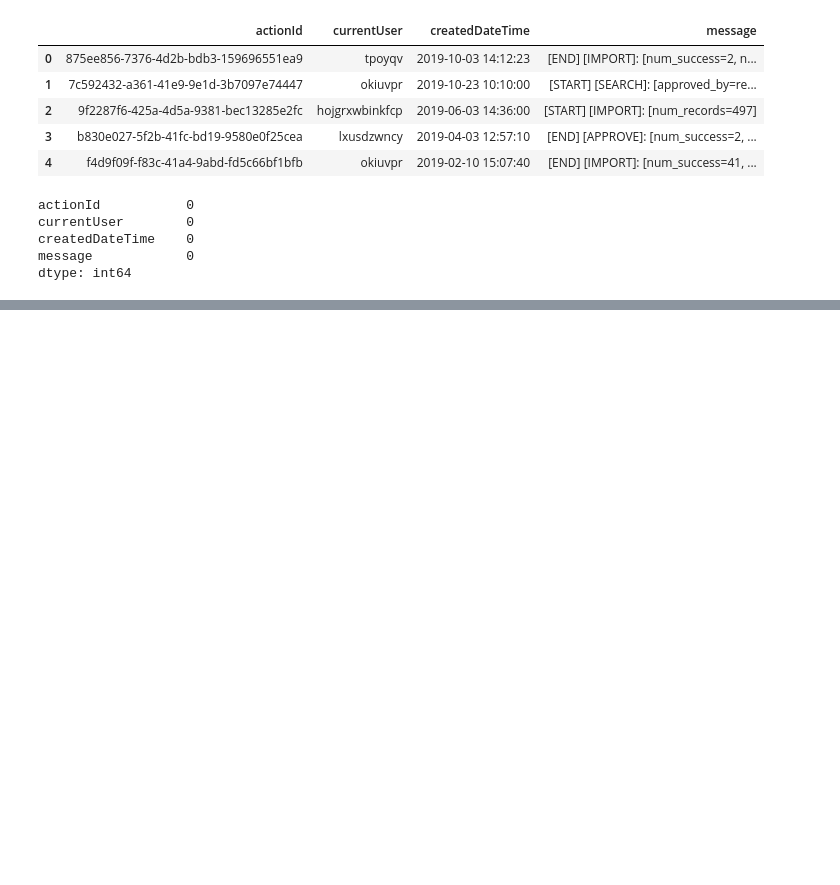
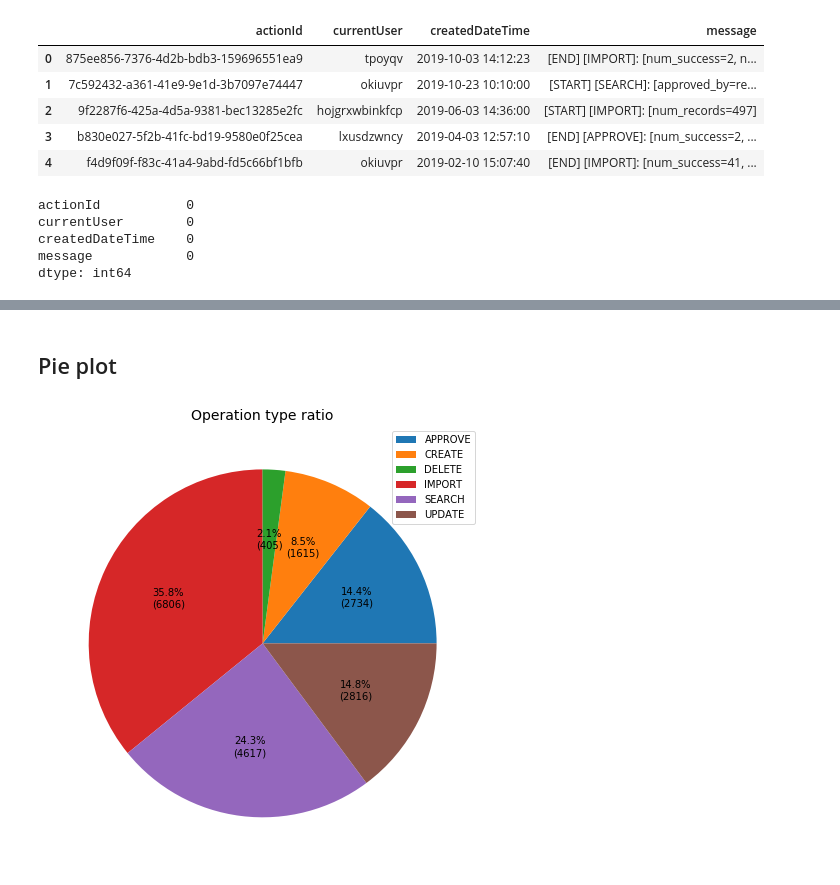
Before and after one commit to sergey-byk0v/TLC_trip_data, a Jupyter notebook: hw9/task.ipynb, the cells around one changed output, grey strips where cells are left out. Drawn from its saved outputs; the diff is of its cells as text; code cells hidden in the pictures; blank space fills up the shorter version.

```diff
--- a/hw9/task.ipynb
+++ b/hw9/task.ipynb
@@ -32,4 +49,7 @@ dtype: int64
 # %%
 data['status'] = data['message'].apply(lambda m: m.split(']')[0][1:])
-data['operation_type'] = data['message'].apply(lambda m: m.split(']')[1][1:])
+data['operation_type'] = data['message'].apply(lambda m: m.split(']')[1][2:])
+data['operation_message'] = data['message'].apply(lambda m: m.split(']')[2][3:])
+data.pop('message')
+data.head()
 # %% [output]
@@ -47,0 +72,16 @@ Name: status, Length: 18995, dtype: object
+# %% [markdown]
+## Pie plot
+# %%
+plt.figure(figsize=(12, 8))
+labels = data.groupby(['operation_type']).count()['status'].index
+values = data.groupby(['operation_type']).count()['status'].values
+
+def func(pct, allvals):
+    absolute = int(pct/100.*np.sum(allvals))
+    return "{:.1f}%\n({:d})".format(pct, absolute)
+
+plt.pie(values, autopct=lambda pct: func(pct, values))
+plt.legend(labels)
+plt.title('Operation type ratio', fontsize=14);
+# %% [output]
+[figure, added]
```
Also changed, not shown: parts of 19 cells of this notebook.
